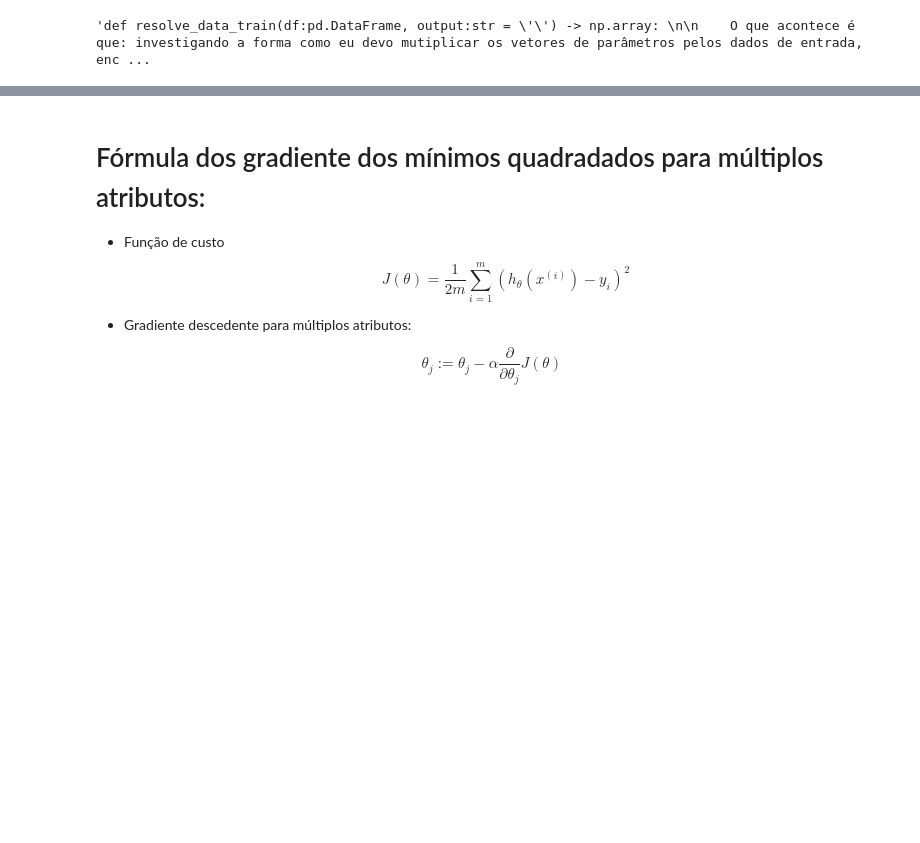
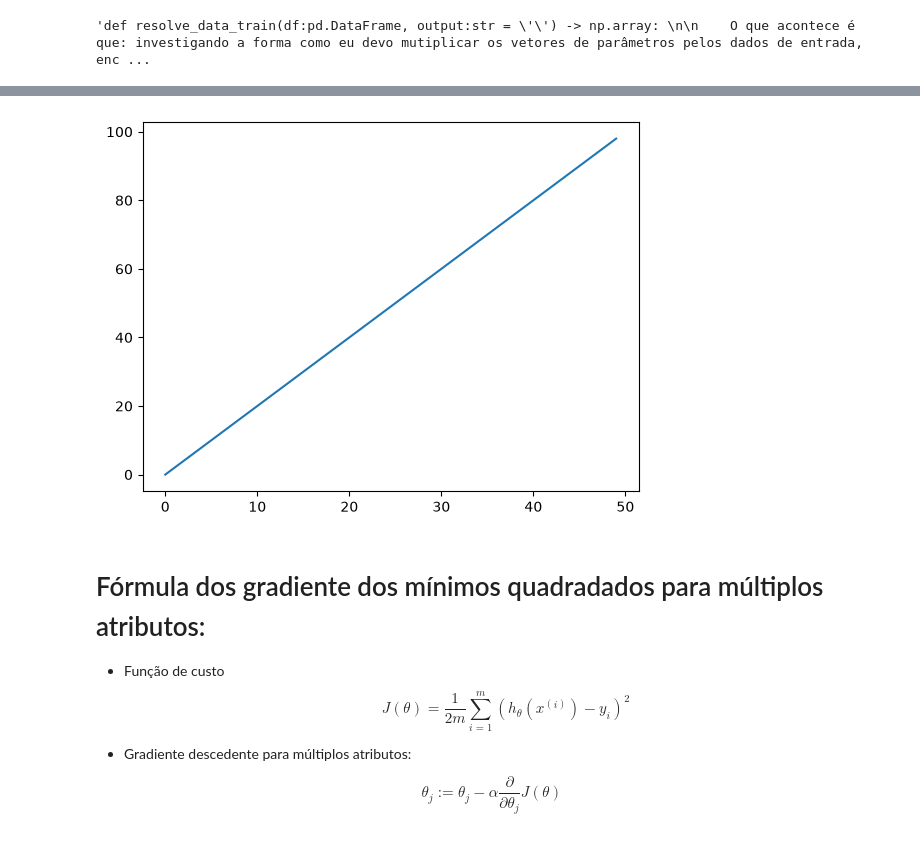
Before and after one commit to expeditow/machine-learning-study, a Jupyter notebook: regres-linear-grad.ipynb, the cells around one changed output, grey strips where cells are left out. Cells and saved outputs as stored; diff of their text form; code cells hidden in the pictures; blank space fills up the shorter version.

```diff
--- a/regres-linear-grad.ipynb
+++ b/regres-linear-grad.ipynb
@@ -65,3 +73,10 @@ Exemplo: y=x^2
 """
 # %% [output]
 'def resolve_data_train(df:pd.DataFrame, output:str = \'\') -> np.array: \n\n    O que acontece é que: investigando a forma como eu devo mutiplicar os vetores de parâmetros pelos dados de entrada, enc ...
+# %%
+# Gerando os dados sintéticos, função y = x^2
+
+df_sintetico = pd.DataFrame({
+                'x': range(50),
+                'y': [i*2 for i in range(50)]
+})
@@ -68,3 +103,9 @@ Exemplo: y=x^2
+# %%
+fig, ax = plt.subplots()
+ax.plot(df_sintetico['x'], df_sintetico['y'])
+plt.show()
+# %% [output]
+[figure, added]
 # %% [markdown]
 # Fórmula dos gradiente dos mínimos quadradados para múltiplos atributos:
 
```
Also changed, not shown: parts of 19 cells of this notebook.
